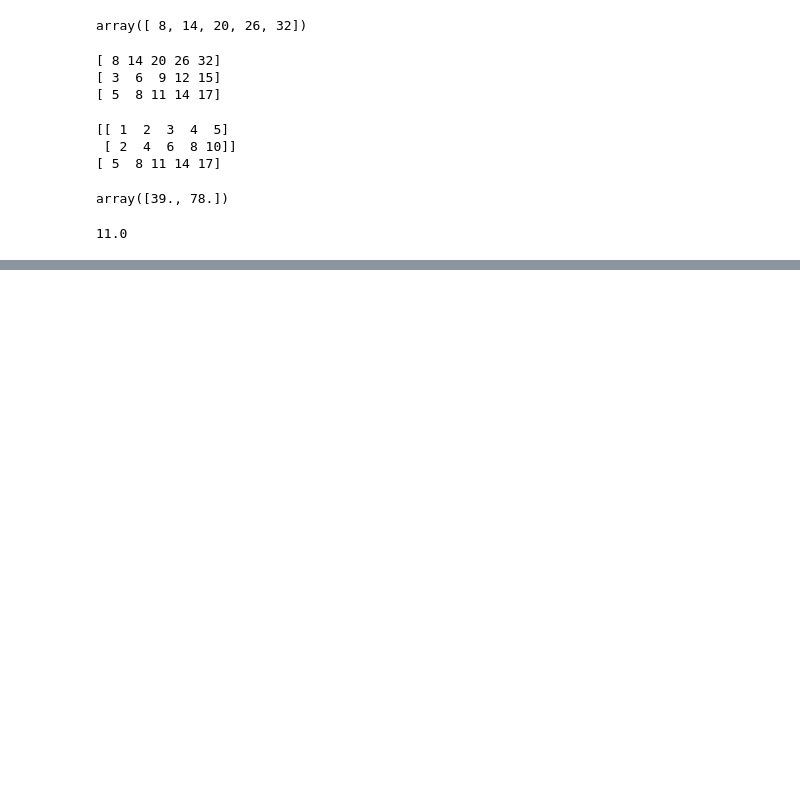
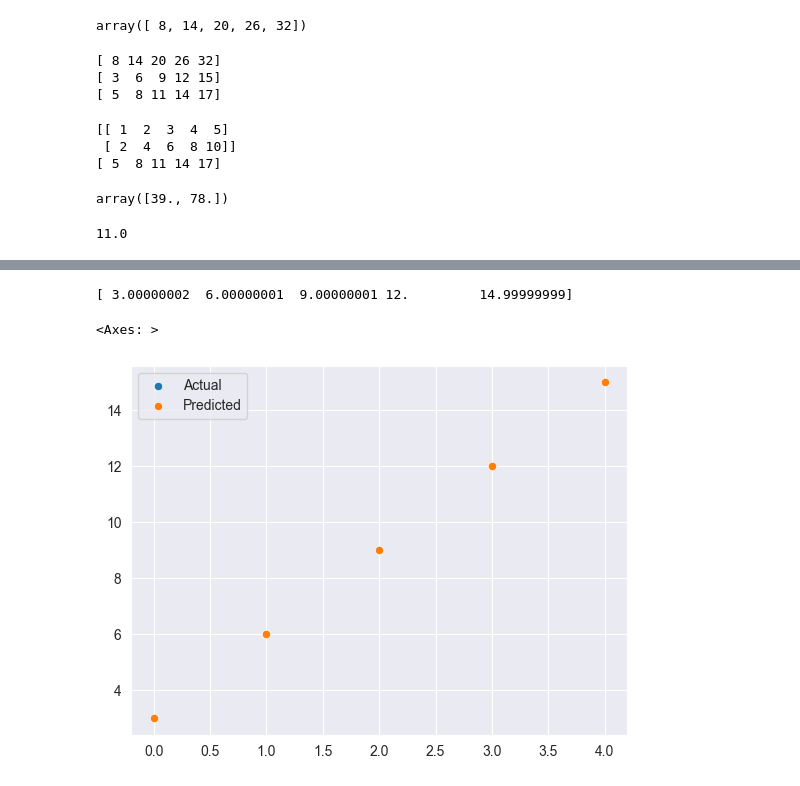
Before and after one commit to MLN142/Regression-Model, a Jupyter notebook: model.ipynb, the cells around one changed output, grey strips where cells are left out. Saved outputs shown, nothing was run; the diff lists cells and outputs as text; code cells hidden in the pictures; blank space fills up the shorter version.

```diff
--- a/model.ipynb
+++ b/model.ipynb
@@ -132,0 +145,24 @@ print(d_b)
+# %%
+w=[2,2]
+b=2
+# %%
+def learn(X,y,w,b,alpha,epochs):
+  for i in range(epochs):
+    d_w=0
+    d_b=0
+    prediction=np.dot(w,X)+b
+    error=prediction-y
+    d_w=np.dot(X,error)/X.shape[1]
+    d_b=np.mean(error)
+    w=w-alpha*d_w
+    b=b-alpha*d_b
+  if i==9999:
+    print(prediction)
+    print(d_w,d_b)
+    print("\n\n\n\n")
+  return w,b
+# %%
+w,b=learn(X,y,w,b,0.01,10000)
+print(w,b)
+print(y)
+print(X)
@@ -132,0 +181,11 @@ print(d_b)
+# %%
+ans=np.dot(w,X)+b
+print(ans)
+# %% [output]
+[ 3.00000002  6.00000001  9.00000001 12.         14.99999999]
+# %%
+sns.scatterplot(data=y,label="Actual")
+sns.scatterplot(data=ans,label="Predicted")
+# %% [output]
+<Axes: >
+[figure, added]
```
Also changed, not shown: parts of 4 cells of this notebook.
